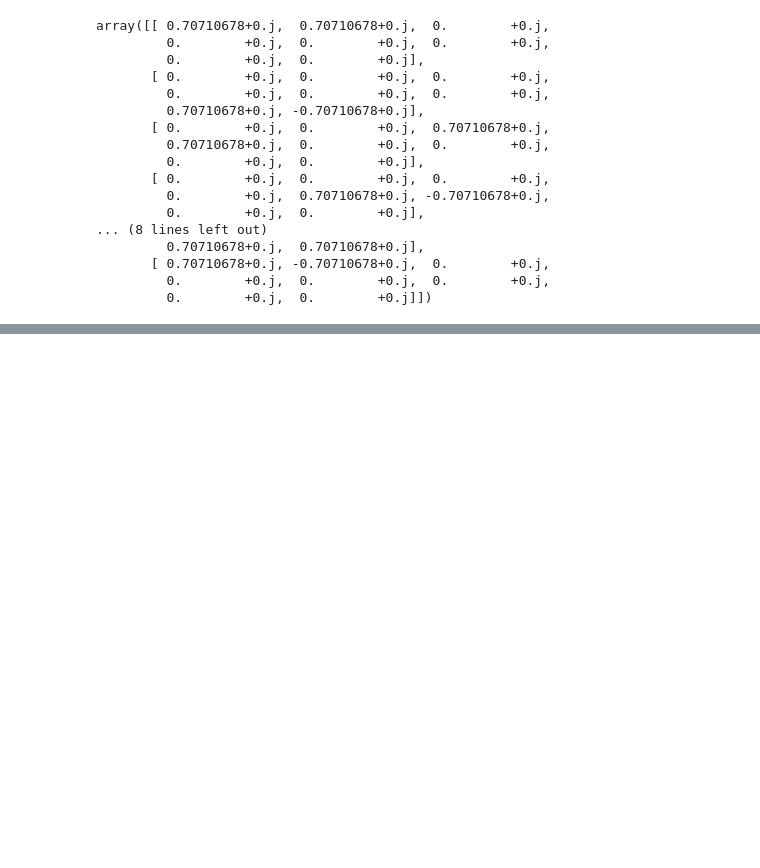
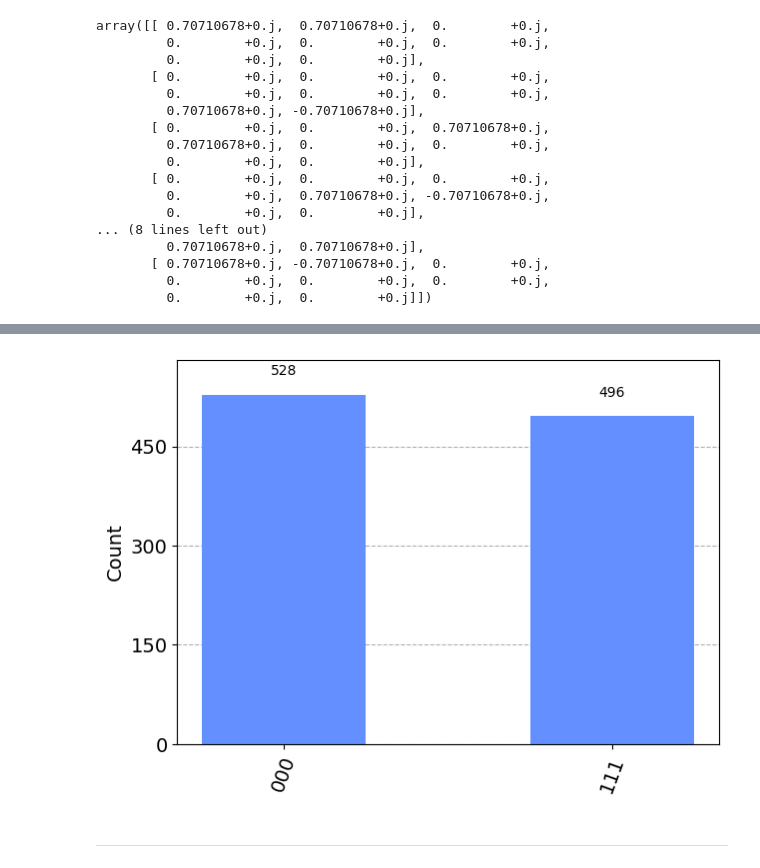
Before and after one commit to punitarani/quantum-ml, a Jupyter notebook: notebooks/1 Introduction.ipynb, the cells around one changed output, grey strips where cells are left out. Drawn from its saved outputs; the diff is of its cells as text; code cells hidden in the pictures; blank space fills up the shorter version.

```diff
--- a/notebooks/1 Introduction.ipynb
+++ b/notebooks/1 Introduction.ipynb
@@ -142,0 +167,12 @@ array([[ 0.70710678+0.j,  0.70710678+0.j,  0.        +0.j,
+# %%
+# Create a simulator instance
+backend = AerSimulator()
+
+# Convert to low-level QASM instructions
+qc_compiled = transpile(qc, backend)
+# %%
+# Run simulation 1024 times
+sim = backend.run(qc_compiled, shots=1024)
+
+# Get results
+results = sim.result()
@@ -142,0 +184,6 @@ array([[ 0.70710678+0.j,  0.70710678+0.j,  0.        +0.j,
+# %%
+plot_histogram(counts)
+# %% [output]
+[figure, added]
+# %% [markdown]
+---
```
Also changed, not shown: parts of 11 cells of this notebook.
